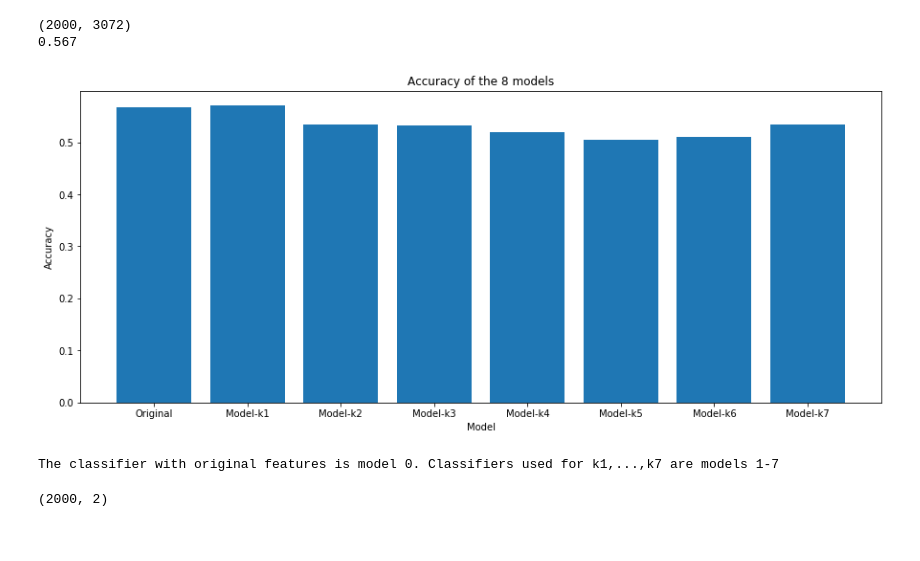
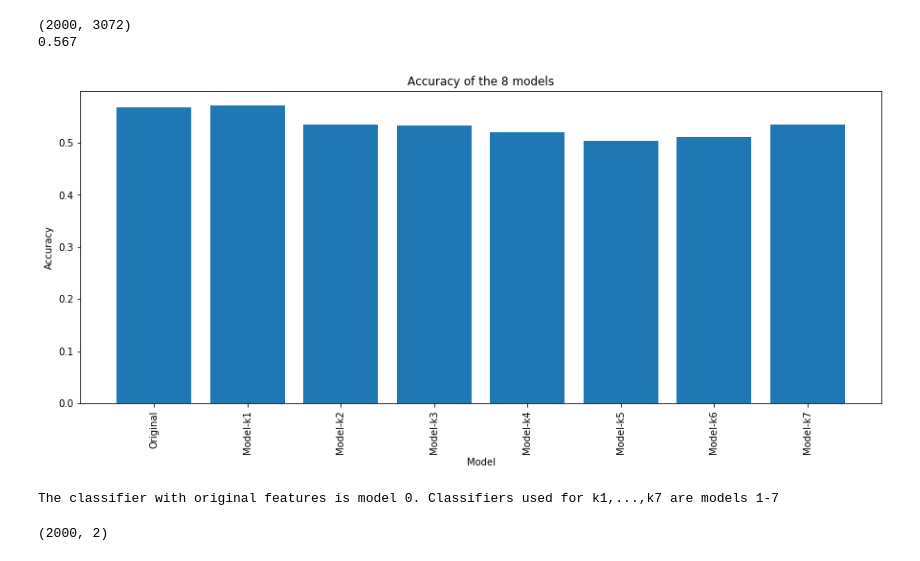
Before and after one commit to Fiyin39/com4509--assignment2, a Jupyter notebook: COM4509-6509_Assignment_2_UCard_XXXXXXXXX(1).ipynb, the cells around one changed output. Drawn from its saved outputs; the diff is of its cells as text; code cells hidden in the pictures.

```diff
--- a/COM4509-6509_Assignment_2_UCard_XXXXXXXXX(1).ipynb
+++ b/COM4509-6509_Assignment_2_UCard_XXXXXXXXX(1).ipynb
@@ -233,6 +233,7 @@ I chose to use values of k that explained the following percentage of variance:
 """
 2b. Train eight Naive Bayes Classifiers (NBC)
 """
+import timeit
 from sklearn.naive_bayes import MultinomialNB
 from sklearn.datasets import make_blobs
 
@@ -246,6 +247,7 @@ print(w,q)
 def multinomial_naive_bayes(dataset, k, labels, num_models):
 
     mnb = dict()
+    times = []
     for i in range(num_models):
         mnb[i] = MultinomialNB()
 #     mnb = MultinomialNB()
@@ -258,10 +260,19 @@ def multinomial_naive_bayes(dataset, k, labels, num_models):
 #     mnb7 = MultinomialNB()
 
     model = dict()
+
+    start = timeit.default_timer()
+
     model[0] = mnb[0].fit(dataset, labels)
 
+    stop = timeit.default_timer()
+    times.append(stop-start)
+
     for i in range(num_models-1):
+        start = timeit.default_timer()
         model[i+1] = mnb[i+1].fit(dataset[:,:k[i]], labels)
+        stop = timeit.default_timer()
+        times.append(stop-start)
 
     #train with all features
 #     model_k0 = mnb.fit(dataset, labels)
@@ -283,10 +294,10 @@ def multinomial_naive_bayes(dataset, k, labels, num_models):
 #     model.append(model_k6)
 #     model.append(model_k7)
 
-    return model
+    return model, times
 
 CatDogLabels_nb = np.asarray(CatDogLabels)
-model = multinomial_naive_bayes(CatDog_pca, k_list,CatDogLabels, 8)
+model,_ = multinomial_naive_bayes(CatDog_pca, k_list,CatDogLabels, 8)
 # %% [output]
 w q
 # %% [markdown]
@@ -315,6 +326,7 @@ def reshape(dataset):
 def accuracy(test_dataset, test_labels, model, values_of_k):
 #     test_images_stack = torch.stack(test_images)
 #     test_images_stack = np.squeeze(test_images_stack.numpy())
+    test_times = []
     test_images_pca = reshape(test_images)
 
     test_labels_nb = np.asarray(test_labels)
@@ -322,6 +334,7 @@ def accuracy(test_dataset, test_labels, model, values_of_k):
     print(test_images_pca.shape)
 
     model_labels = []
+
     model_labels.append(model[0].predict(test_images_pca))
     #initial_model_labels = model_k0.predict(test_images_pca)
     initial_accuracy = accuracy_score(test_labels_nb, model_labels[0])
@@ -347,23 +360,23 @@ accuracy1, test_images_pca, test_labels_nb, model_labels = accuracy(test_images,
 # %%
 import matplotlib.pyplot as plt
 
 def plot_graph(title, y_axis_label, data, x_names):
     x_pos = np.arange(len(data))
     plt.figure(figsize=(15,6))
     plt.bar(x_pos, data)
-    plt.xticks(x_pos, x_names)
+    plt.xticks(x_pos, x_names, rotation='vertical')
     plt.xlabel("Model")
     plt.ylabel(y_axis_label)
     plt.title(title)
     plt.show()
     print("The classifier with original features is model 0. Classifiers used for k1,...,k7 are models 1-7")
 
 title = "Accuracy of the 8 models"
 y_axis_label = "Accuracy"
 x_names = ('Original', 'Model-k1', 'Model-k2', 'Model-k3', 'Model-k4', 'Model-k5', 'Model-k6', 'Model-k7')
 plot_graph(title, y_axis_label, accuracy1, x_names)
 # %% [output]
-[figure, old version]
+[figure, new version]
 The classifier with original features is model 0. Classifiers used for k1,...,k7 are models 1-7
 # %%
 from sklearn.preprocessing import label_binarize
```
Also changed, not shown: parts of 13 cells of this notebook.
